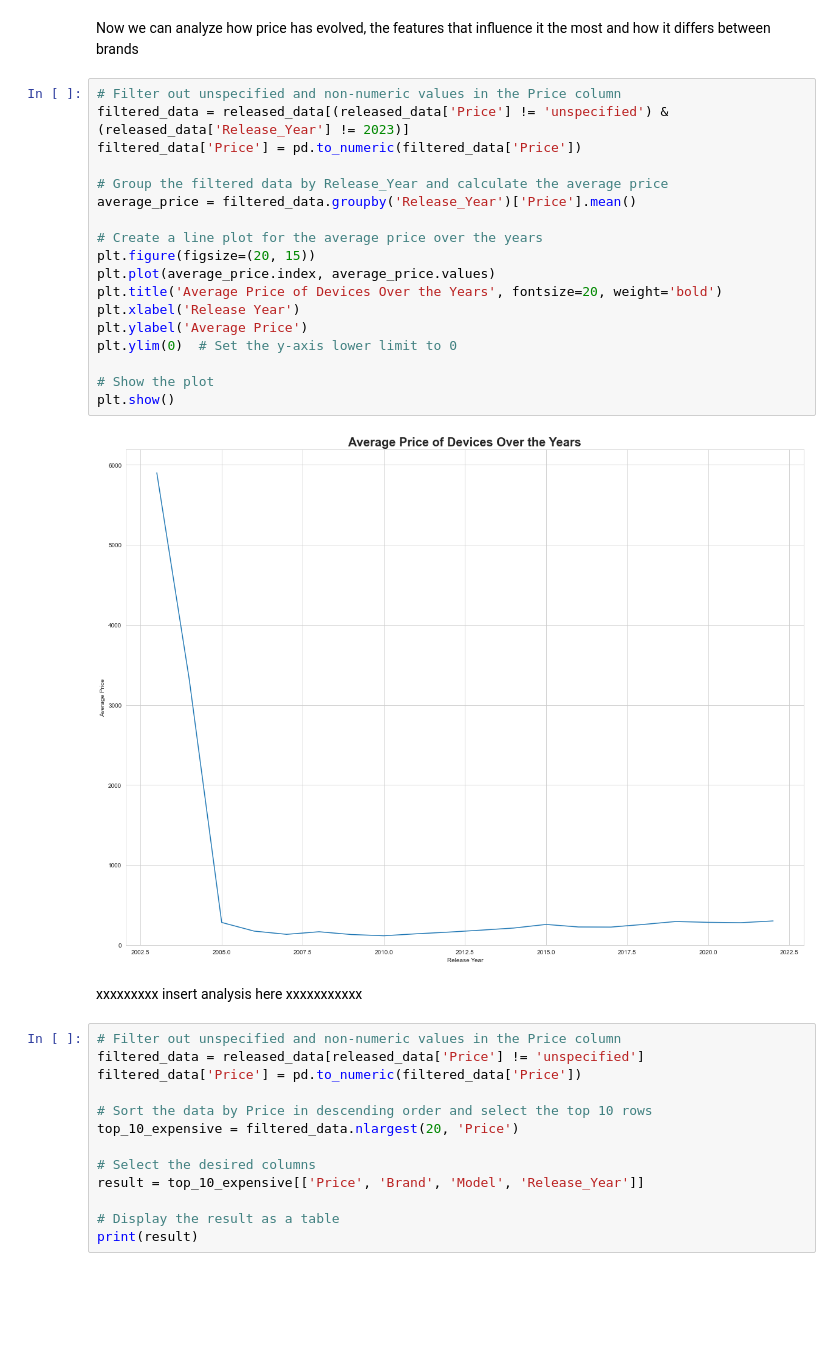
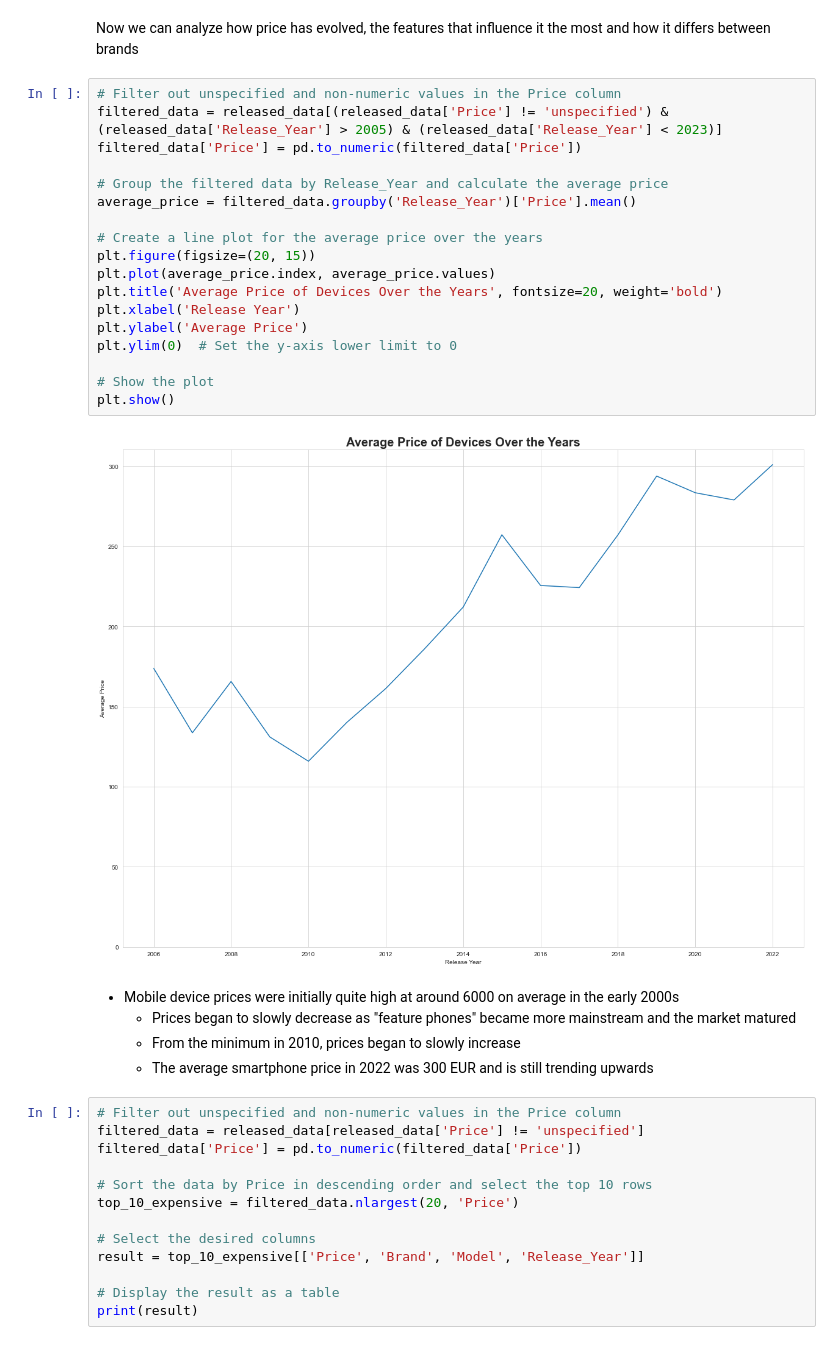
Before and after one commit to AlbertHunduza/Smartphone-Project, a Jupyter notebook: Overview and Analysis.ipynb, the cells around one changed output. Saved outputs shown, nothing was run; the diff lists cells and outputs as text; blank space fills up the shorter version.

Commit message:
Final Analysis

```diff
--- a/Overview and Analysis.ipynb
+++ b/Overview and Analysis.ipynb
@@ -1734,26 +1734,29 @@ plt.show()
 Now we can analyze how price has evolved, the features that influence it the most and how it differs between brands
 # %%
 # Filter out unspecified and non-numeric values in the Price column
-filtered_data = released_data[(released_data['Price'] != 'unspecified') & (released_data['Release_Year'] != 2023)]
+filtered_data = released_data[(released_data['Price'] != 'unspecified') & (released_data['Release_Year'] > 2005) & (released_data['Release_Year'] < 2023)]
 filtered_data['Price'] = pd.to_numeric(filtered_data['Price'])
 
 # Group the filtered data by Release_Year and calculate the average price
 average_price = filtered_data.groupby('Release_Year')['Price'].mean()
 
 # Create a line plot for the average price over the years
 plt.figure(figsize=(20, 15))
 plt.plot(average_price.index, average_price.values)
 plt.title('Average Price of Devices Over the Years', fontsize=20, weight='bold')
 plt.xlabel('Release Year')
 plt.ylabel('Average Price')
 plt.ylim(0)  # Set the y-axis lower limit to 0
 
 # Show the plot
 plt.show()
 # %% [output]
-[figure, old version]
+[figure, new version]
-# %% [markdown]
-xxxxxxxxx insert analysis here xxxxxxxxxxx
+# %% [markdown]
+* Mobile device prices were initially quite high at around 6000 on average in the early 2000s
+    - Prices began to slowly decrease as "feature phones" became more mainstream and the market matured
+    - From the minimum in 2010, prices began to slowly increase
+    - The average smartphone price in 2022 was 300 EUR and is still trending upwards
 # %%
 # Filter out unspecified and non-numeric values in the Price column
 filtered_data = released_data[released_data['Price'] != 'unspecified']
```
Also changed, not shown: parts of 1 cell of this notebook.
